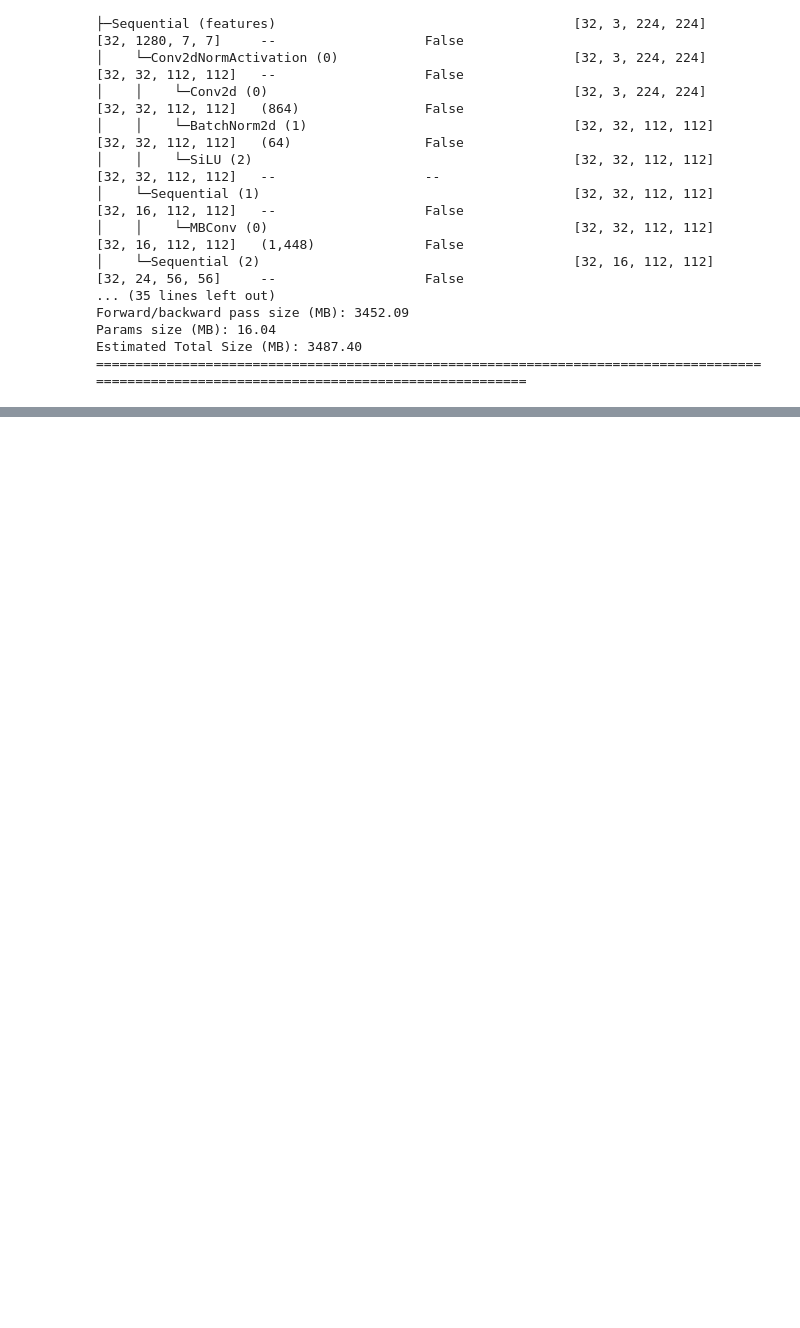
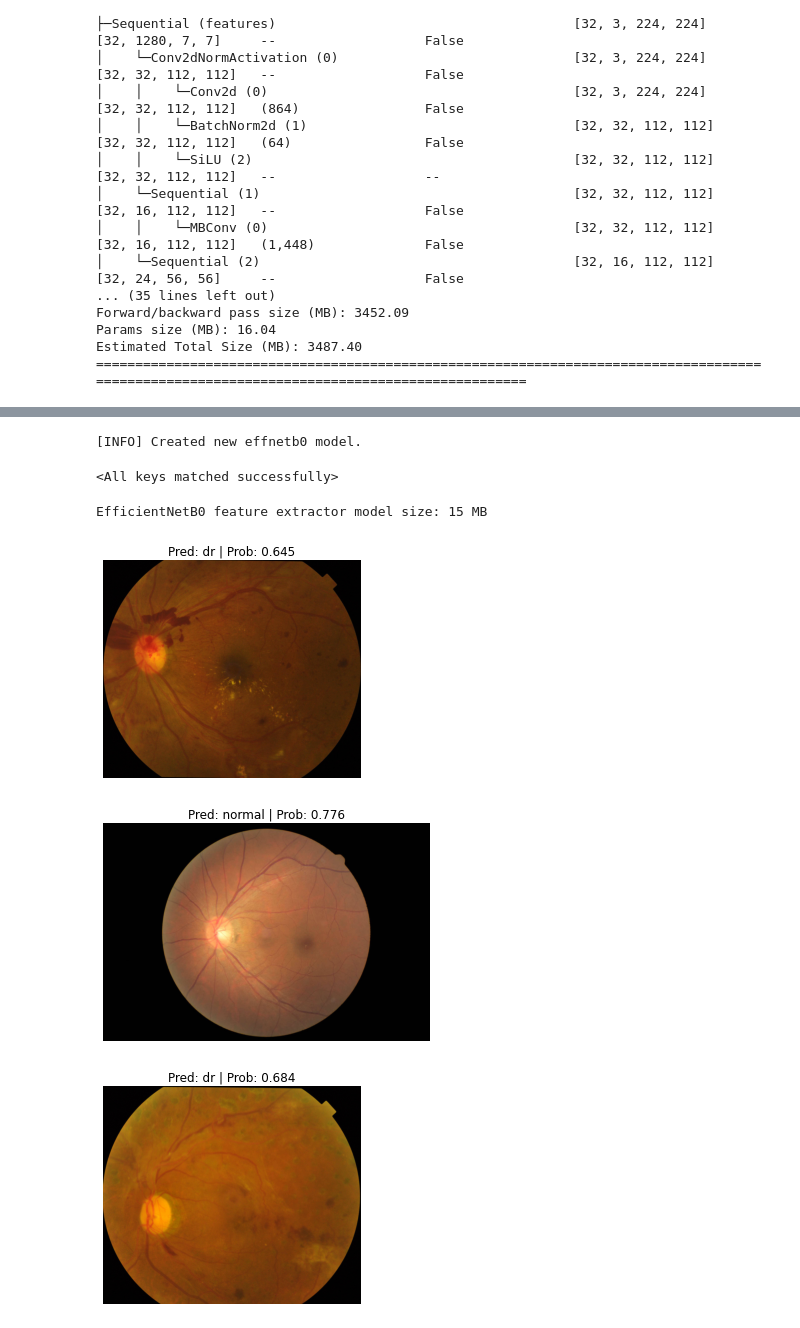
Before and after one commit to jfink09/optical-funduscopic-convolutional-neural-network, a Jupyter notebook: Experimentation.ipynb, the cells around one changed output, grey strips where cells are left out. Saved outputs shown, nothing was run; the diff lists cells and outputs as text; code cells hidden in the pictures; blank space fills up the shorter version.

```diff
--- a/Experimentation.ipynb
+++ b/Experimentation.ipynb
@@ -561,3 +558,10 @@ def train(model: torch.nn.Module,
 
     # Return the filled results at the end of the epochs
     return results
+# %%
+# Download 10 percent and 20 percent training data (if necessary)
+data_10_percent_path = download_data(source="https://github.com/jfink09/optical-funduscopic-convolutional-neural-network/raw/main/data/drapp10.zip",
+                                     destination="drapp_10_percent")
+
+data_20_percent_path = download_data(source="https://github.com/jfink09/optical-funduscopic-convolutional-neural-network/raw/main/data/drapp20.zip",
+                                     destination="drapp_20_percent")
@@ -563,0 +769,10 @@ def train(model: torch.nn.Module,
+# %%
+# 1. Create epochs list
+num_epochs = [5, 10]
+
+# 2. Create models list (need to create a new model for each experiment)
+models = ["effnetb0", "effnetb2"]
+
+# 3. Create dataloaders dictionary for various dataloaders
+train_dataloaders = {"data_10_percent": train_dataloader_10_percent,
+                     "data_20_percent": train_dataloader_20_percent}
@@ -563,0 +983,21 @@ def train(model: torch.nn.Module,
+# %%
+# Setup the best model filepath
+best_model_path = "models/07_effnetb0_data_20_percent_10_epochs.pth"
+
+# Instantiate a new instance of EffNetB2 (to load the saved state_dict() to)
+best_model = create_effnetb0()
+
+# Load the saved best model state_dict()
+best_model.load_state_dict(torch.load(best_model_path))
+# %% [output]
+[INFO] Created new effnetb0 model.
+<All keys matched successfully>
+# %%
+# Check the model file size
+from pathlib import Path
+
+# Get the model size in bytes then convert to megabytes
+effnetb0_model_size = Path(best_model_path).stat().st_size // (1024*1024)
+print(f"EfficientNetB0 feature extractor model size: {effnetb0_model_size} MB")
+# %% [output]
+EfficientNetB0 feature extractor model size: 15 MB
@@ -563,0 +1057,22 @@ def train(model: torch.nn.Module,
+# %%
+# Import function to make predictions on images and plot them
+# See the function previously created in section: https://www.learnpytorch.io/06_pytorch_transfer_learning/#6-make-predictions-on-images-from-the-test-set
+#from going_modular.going_modular.predictions import pred_and_plot_image
+
+# Get a random list of 3 images from 20% test set
+import random
+num_images_to_plot = 3
+test_image_path_list = list(Path(data_20_percent_path / "test").glob("*/*.jpg")) # get all test image paths from 20% dataset
+test_image_path_sample = random.sample(population=test_image_path_list,
+                                       k=num_images_to_plot) # randomly select k number of images
+
+# Iterate through random test image paths, make predictions on them and plot them
+for image_path in test_image_path_sample:
+    pred_and_plot_image(model=best_model,
+                        image_path=image_path,
+                        class_names=class_names,
+                        image_size=(224, 224))
+# %% [output]
+[figure, added]
+[figure, added]
+[figure, added]
```
Also changed, not shown: parts of 18 cells of this notebook.
